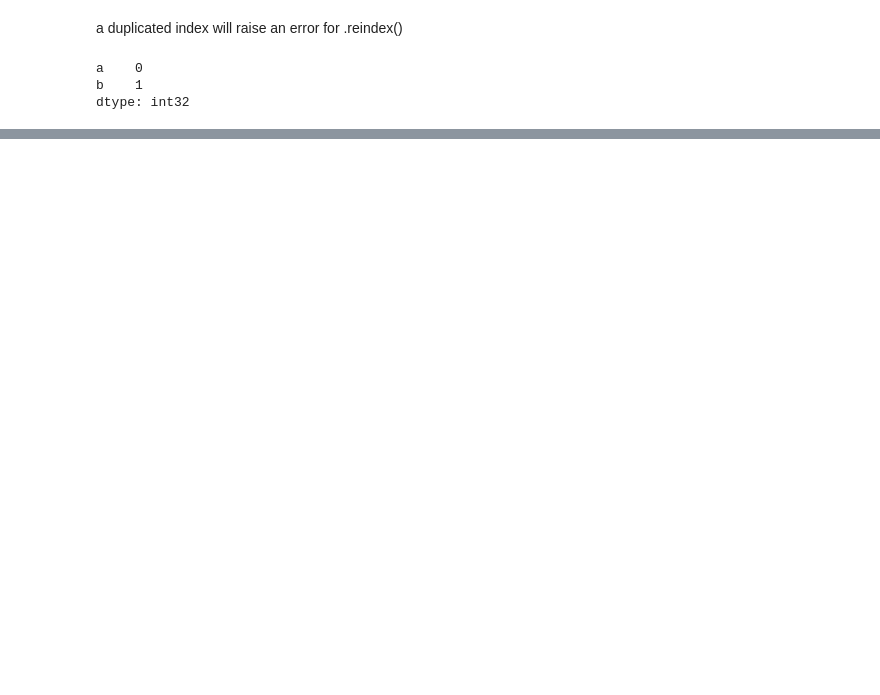
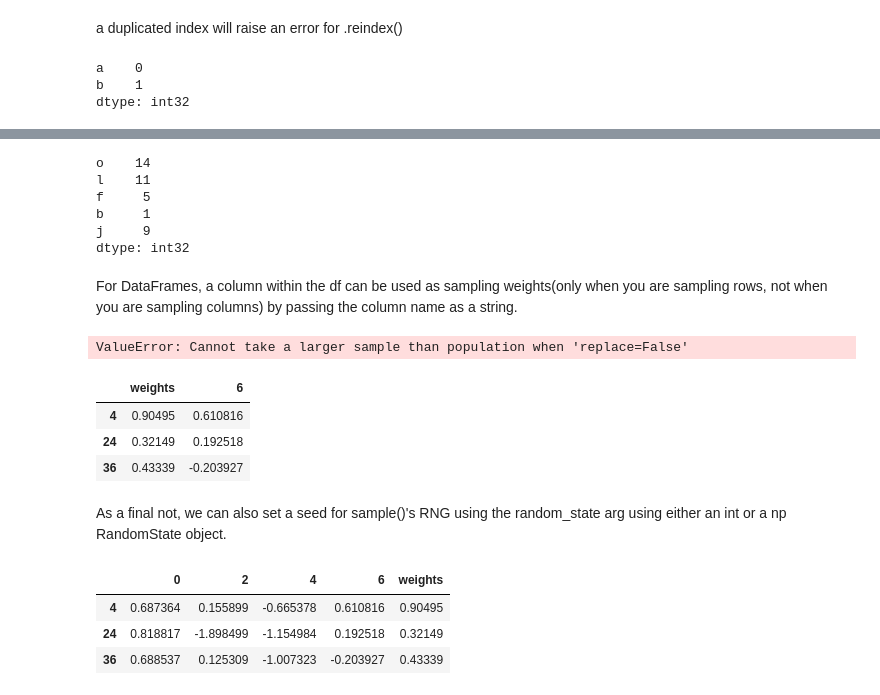
Before and after one commit to Spiritusanti/Data-Science, a Jupyter notebook: Indexing and Selecting Data in Pandas.ipynb, the cells around one changed output, grey strips where cells are left out. Drawn from its saved outputs; the diff is of its cells as text; code cells hidden in the pictures; blank space fills up the shorter version.

```diff
--- a/Indexing and Selecting Data in Pandas.ipynb
+++ b/Indexing and Selecting Data in Pandas.ipynb
@@ -599,0 +677,14 @@ The duplication error can be circumvented by first intersecting the desired labl
+# %%
+#creating a list of weights with sum 105
+weights = pd.Series(np.arange(15))
+#sampling with weights with re-normalizing
+s.sample(n= 5, weights = weights.values)
+# %% [output]
+o    14
+l    11
+f     5
+b     1
+j     9
+dtype: int32
+# %% [markdown]
+For DataFrames, a column within the df can be used as sampling weights(only when you are sampling rows, not when you are sampling columns) by passing the column name as a string.
@@ -599,0 +698,23 @@ The duplication error can be circumvented by first intersecting the desired labl
+# %%
+#sampling
+df.sample(n = 4, weights = 'weights')
+# %% [output]
+ValueError: Cannot take a larger sample than population when 'replace=False'
+# %%
+#we can alse sample columns
+df.sample(n = 2, axis = 1)
+# %% [output]
+|  | weights | 6 |
+| 4 | 0.90495 | 0.610816 |
+| 24 | 0.32149 | 0.192518 |
+| 36 | 0.43339 | -0.203927 |
+# %% [markdown]
+As a final not, we can also set a seed for sample()'s RNG using the random_state arg using either an int or a np RandomState object.
+# %%
+#the sample will always draw the same rows when given a seed(aka. int)
+df.sample(n=3, random_state= 5)
+# %% [output]
+|  | 0 | 2 | 4 | 6 | weights |
+| 4 | 0.687364 | 0.155899 | -0.665378 | 0.610816 | 0.90495 |
+| 24 | 0.818817 | -1.898499 | -1.154984 | 0.192518 | 0.32149 |
+| 36 | 0.688537 | 0.125309 | -1.007323 | -0.203927 | 0.43339 |
```
Also changed, not shown: parts of 61 cells of this notebook.
